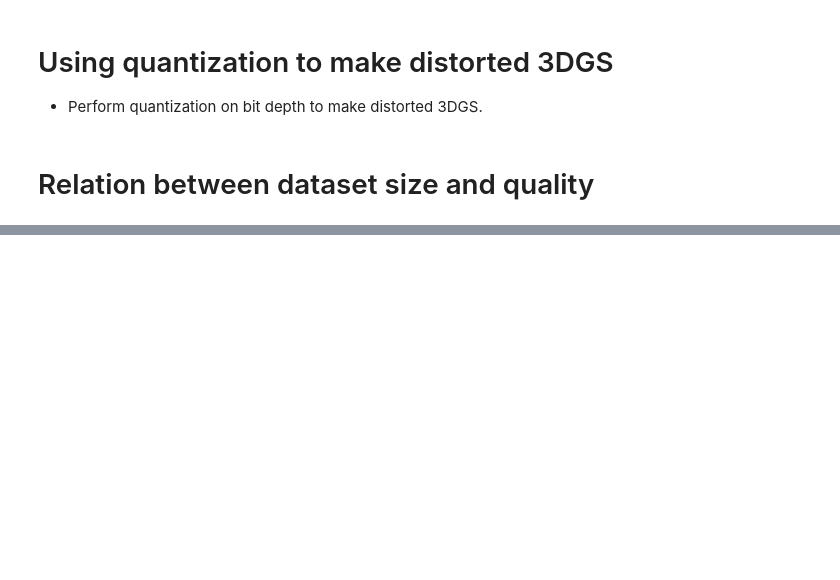
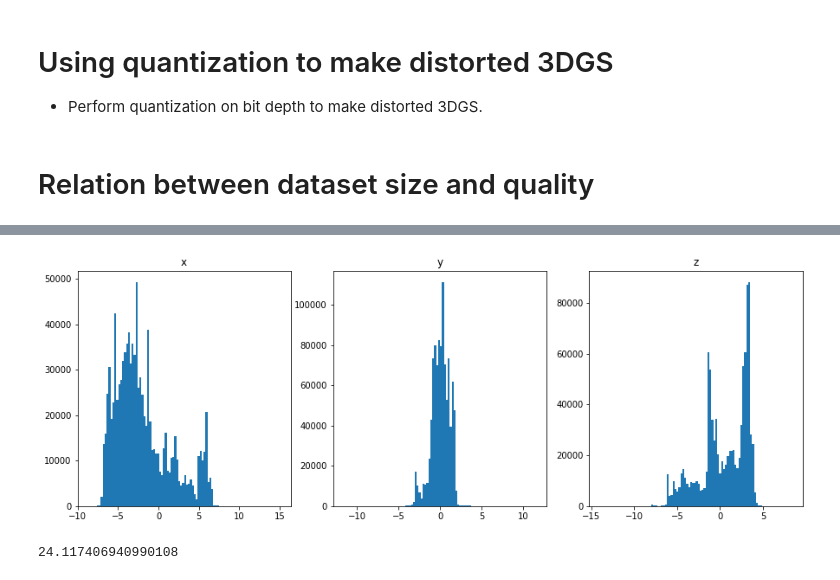
Before and after one commit to Shiyuang-scu/gaussian-splatting, a Jupyter notebook: script.ipynb, the cells around one changed output, grey strips where cells are left out. Drawn from its saved outputs; the diff is of its cells as text; code cells hidden in the pictures; blank space fills up the shorter version.

```diff
--- a/script.ipynb
+++ b/script.ipynb
@@ -393,0 +500,16 @@ plt.show()
+# %%
+gs = GaussianModel(3)
+gs.load_ply("/Users/yuangshi/Documents/PhD/3DGS/denoising/apartment_1000.ply")
+# %%
+position = gs._xyz.detach().cpu().numpy()
+# distribution of position
+fig, axs = plt.subplots(1, 3, figsize=(15, 5))
+axs[0].hist(position[:, 0], bins=100)
+axs[0].set_title('x')
+axs[1].hist(position[:, 1], bins=100)
+axs[1].set_title('y')
+axs[2].hist(position[:, 2], bins=100)
+axs[2].set_title('z')
+plt.show()
+# %% [output]
+[figure, added]
@@ -393,0 +528,16 @@ plt.show()
+# %%
+# calculate the l2 distance between the original and the filtered point cloud
+gs = GaussianModel(3)
+gs.load_ply("/Users/yuangshi/Documents/PhD/3DGS/apartment_1000.ply")
+point_cloud = o3d.geometry.PointCloud()
+point_cloud.points = o3d.utility.Vector3dVector(gs._xyz.detach().cpu().numpy())
+
+gs_filtered = GaussianModel(3)
+gs_filtered.load_ply("/Users/yuangshi/Documents/PhD/3DGS/apartment_1000_filtered.ply")
+point_cloud_filtered = o3d.geometry.PointCloud()
+point_cloud_filtered.points = o3d.utility.Vector3dVector(gs_filtered._xyz.detach().cpu().numpy())
+
+
+np.linalg.norm(np.asarray(point_cloud.points) - np.asarray(point_cloud_filtered.points))
+# %% [output]
+24.117406940990108
```
Also changed, not shown: parts of 17 cells of this notebook, 2 other files.
